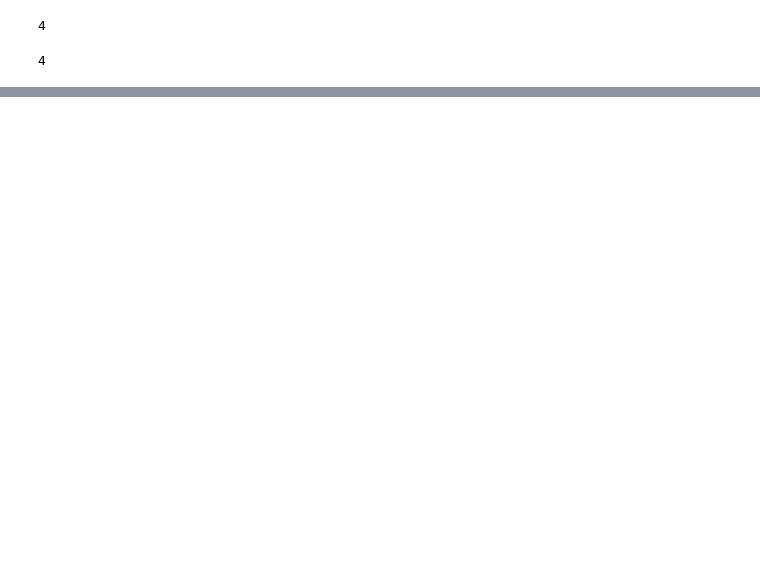
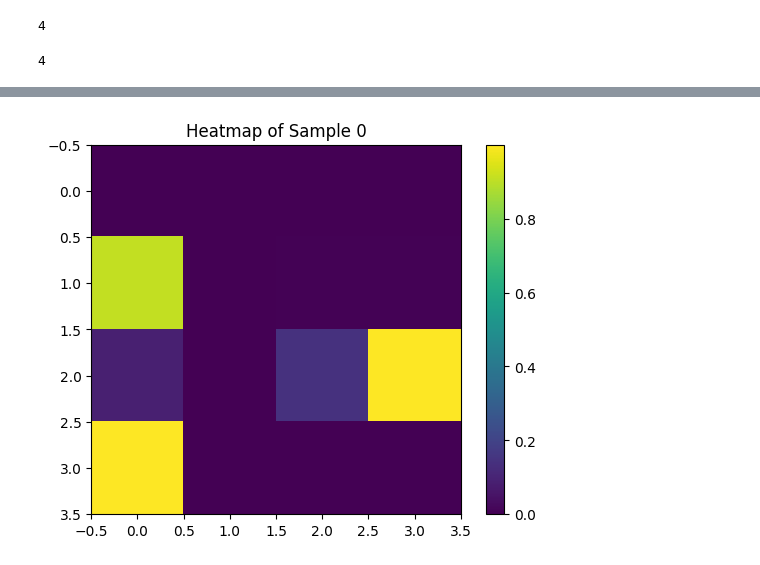
Before and after one commit to BabinRV/Dissertation, a Jupyter notebook: Dissertation_TD_and_IR.ipynb, the cells around one changed output, grey strips where cells are left out. Saved outputs shown, nothing was run; the diff lists cells and outputs as text; code cells hidden in the pictures; blank space fills up the shorter version.

```diff
--- a/Dissertation_TD_and_IR.ipynb
+++ b/Dissertation_TD_and_IR.ipynb
@@ -18,0 +41,5 @@ import torch.nn.functional as F
+# %%
+df['label'] = df['label'].replace('benign', 0.0)
+df['label'] = df['label'].replace('outlier', 0.5)
+df['label'] = df['label'].replace('malicious', 1.0)
+df.head(50)
@@ -18,0 +64,4 @@ import torch.nn.functional as F
+# %%
+scaler = MinMaxScaler()
+# %%
+data_normalized = scaler.fit_transform(df)
@@ -18,0 +70,3 @@ import torch.nn.functional as F
+# %%
+features = data_normalized
+features_2d = features.reshape(-1, 4, 4, 1)
@@ -18,0 +143,7 @@ import torch.nn.functional as F
+# %%
+plt.imshow(features_2d[8].squeeze(), cmap='viridis')
+plt.colorbar()
+plt.title("Heatmap of Sample 0")
+plt.show()
+# %% [output]
+[figure, added]
```
Also changed, not shown: parts of 16 cells of this notebook.
